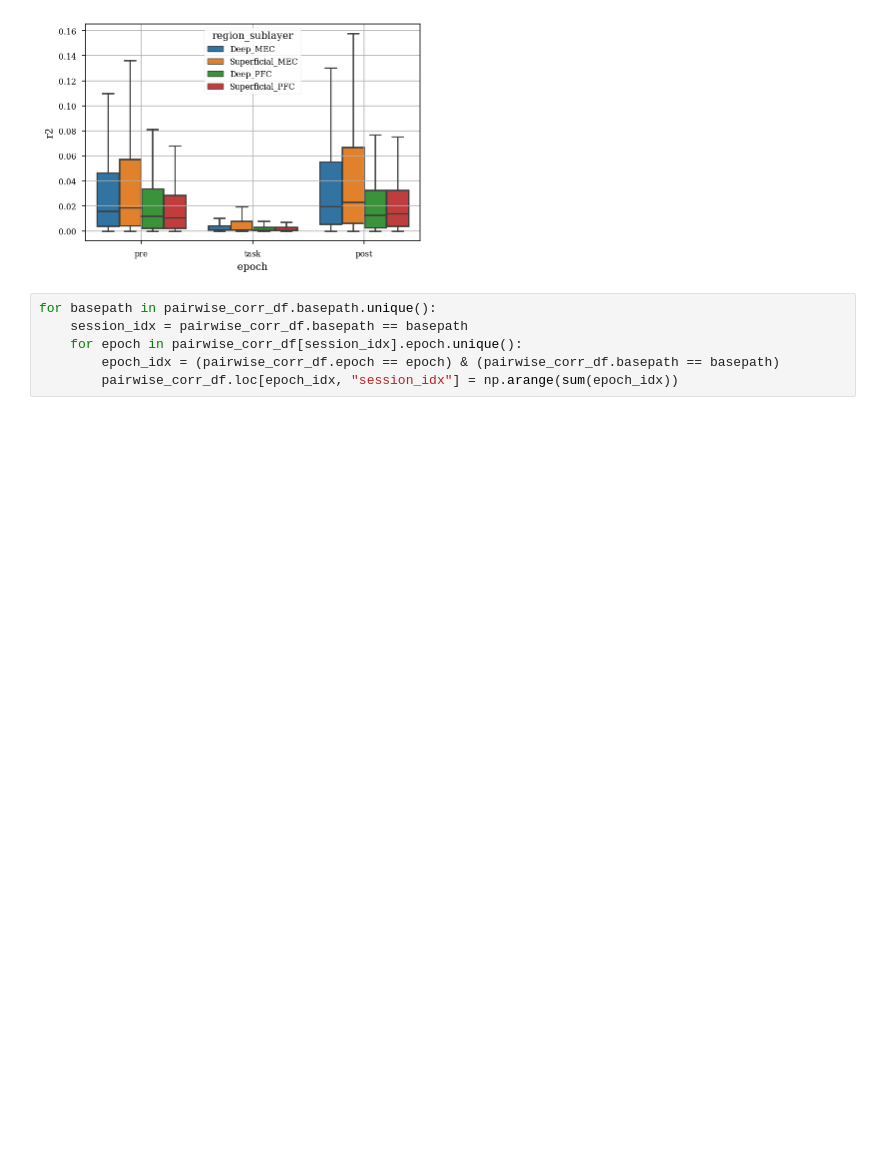
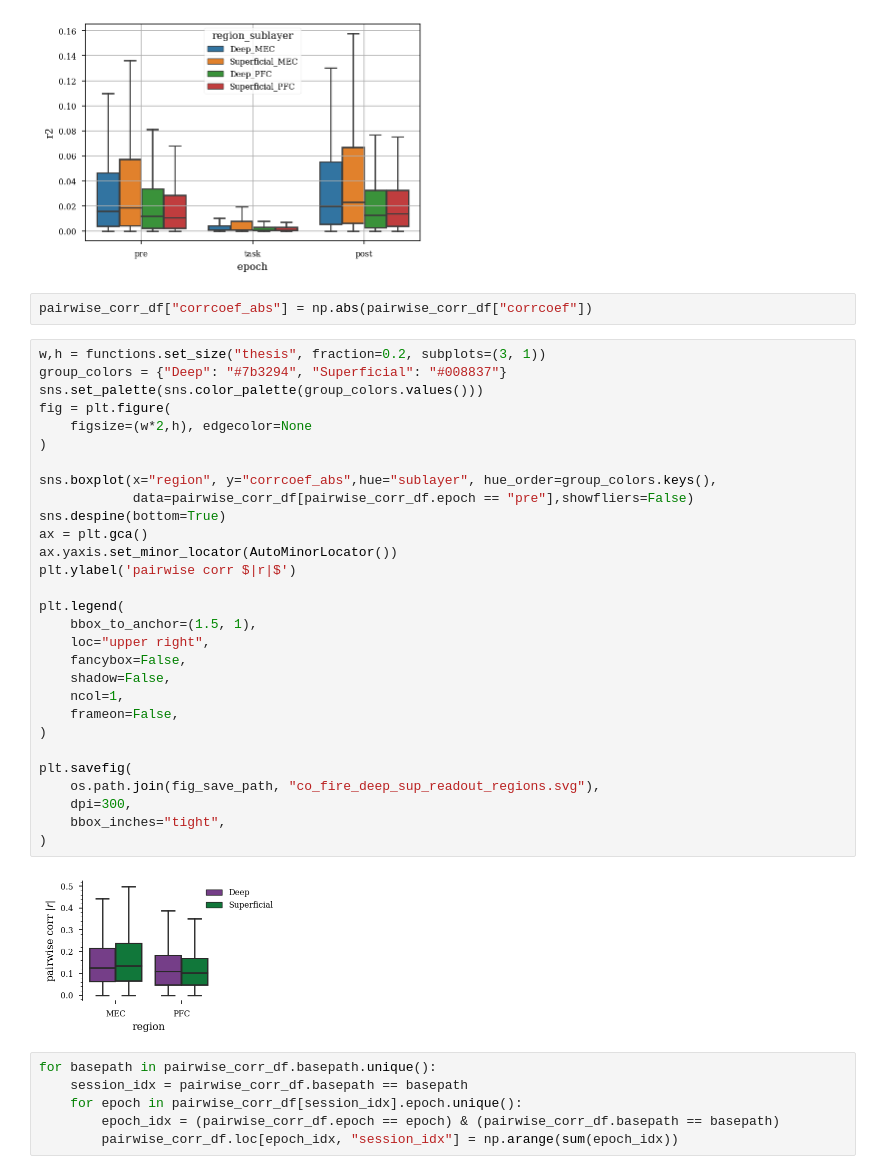
Before and after one commit to ryanharvey1/ripple_heterogeneity, a Jupyter notebook: scripts/readout/co_firing.ipynb, the cells around one changed output. Drawn from its saved outputs; the diff is of its cells as text; blank space fills up the shorter version.

```diff
--- a/scripts/readout/co_firing.ipynb
+++ b/scripts/readout/co_firing.ipynb
@@ -86,6 +85,39 @@ plt.show()
 # %% [output]
 [figure]
 [figure]
+# %%
+pairwise_corr_df["corrcoef_abs"] = np.abs(pairwise_corr_df["corrcoef"])
+# %%
+w,h = functions.set_size("thesis", fraction=0.2, subplots=(3, 1))
+group_colors = {"Deep": "#7b3294", "Superficial": "#008837"}
+sns.set_palette(sns.color_palette(group_colors.values()))
+fig = plt.figure(
+    figsize=(w*2,h), edgecolor=None
+)
+
+sns.boxplot(x="region", y="corrcoef_abs",hue="sublayer", hue_order=group_colors.keys(),
+            data=pairwise_corr_df[pairwise_corr_df.epoch == "pre"],showfliers=False)
+sns.despine(bottom=True)
+ax = plt.gca()
+ax.yaxis.set_minor_locator(AutoMinorLocator())
+plt.ylabel('pairwise corr $|r|$')
+
+plt.legend(
+    bbox_to_anchor=(1.5, 1),
+    loc="upper right",
+    fancybox=False,
+    shadow=False,
+    ncol=1,
+    frameon=False,
+)
+
+plt.savefig(
+    os.path.join(fig_save_path, "co_fire_deep_sup_readout_regions.svg"),
+    dpi=300,
+    bbox_inches="tight",
+)
+# %% [output]
+[figure, added]
 # %%
 for basepath in pairwise_corr_df.basepath.unique():
     session_idx = pairwise_corr_df.basepath == basepath
```
Also changed, not shown: parts of 10 cells of this notebook, 2 other files.
